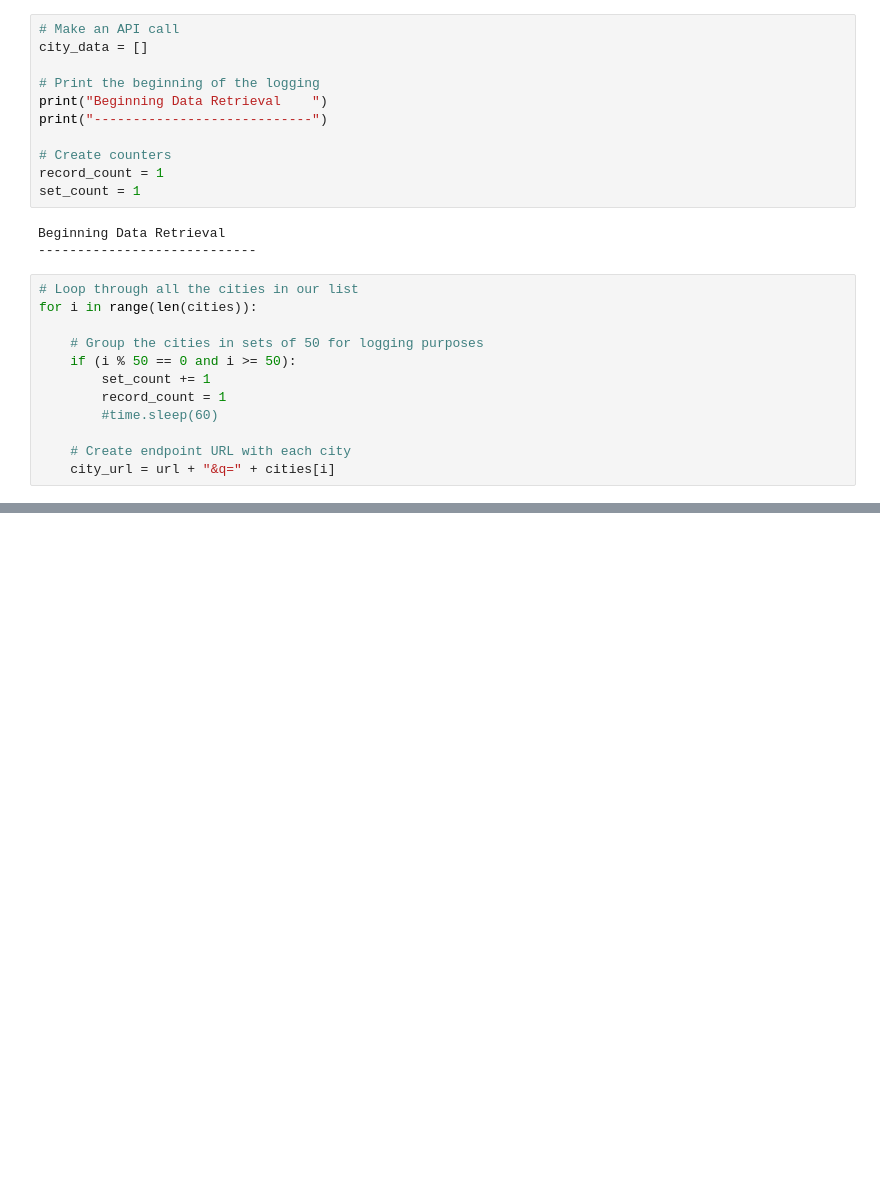
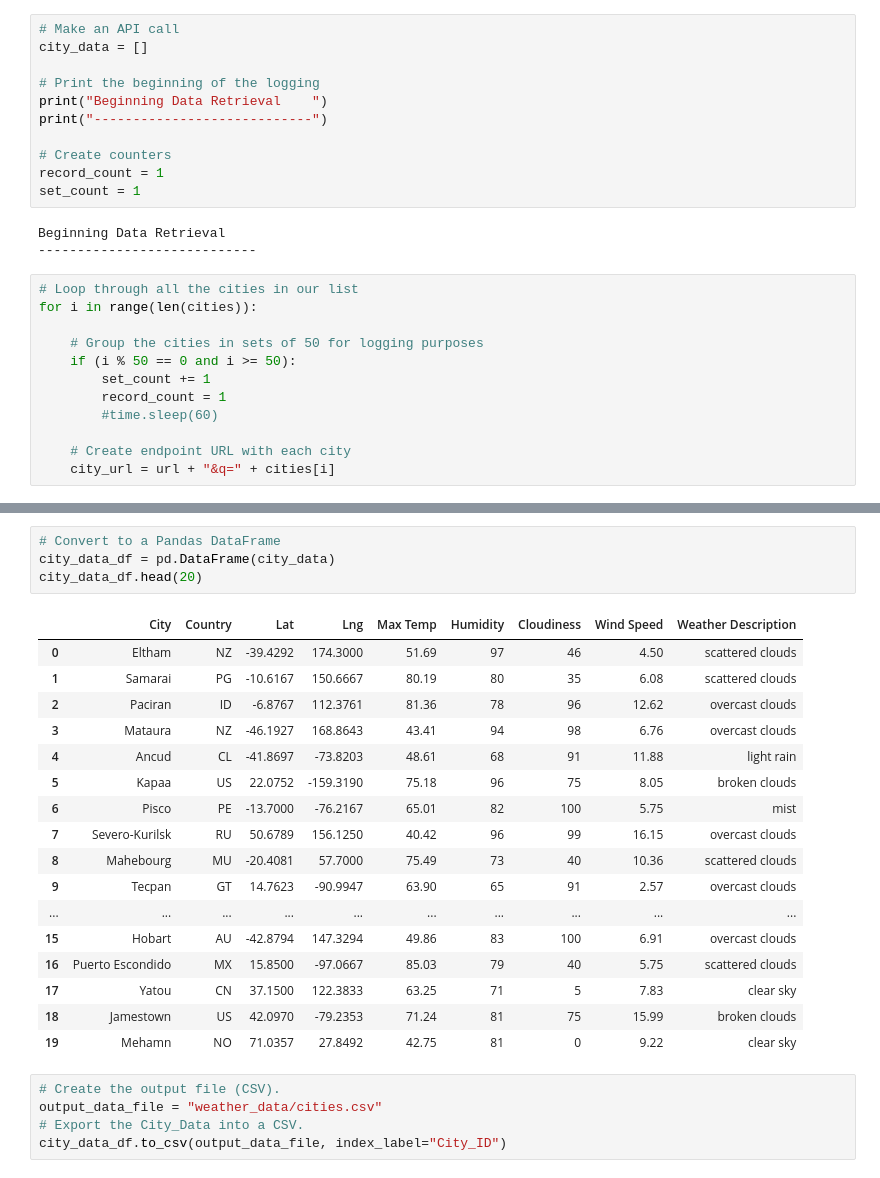
Before and after one commit to wjnicholson87/World_Weather_Analysis, a Jupyter notebook: Weather_Database/Weather_Database.ipynb, the cells around one changed output, grey strips where cells are left out. Cells and saved outputs as stored; diff of their text form; blank space fills up the shorter version.

```diff
--- a/Weather_Database/Weather_Database.ipynb
+++ b/Weather_Database/Weather_Database.ipynb
@@ -191,0 +169,27 @@ FileNotFoundError: [Errno 2] No such file or directory: 'weather_data/cities.csv
+# %%
+# Convert to a Pandas DataFrame
+city_data_df = pd.DataFrame(city_data)
+city_data_df.head(20)
+# %% [output]
+|  | City | Country | Lat | Lng | Max Temp | Humidity | Cloudiness | Wind Speed | Weather Description |
+| 0 | Eltham | NZ | -39.4292 | 174.3000 | 51.69 | 97 | 46 | 4.50 | scattered clouds |
+| 1 | Samarai | PG | -10.6167 | 150.6667 | 80.19 | 80 | 35 | 6.08 | scattered clouds |
+| 2 | Paciran | ID | -6.8767 | 112.3761 | 81.36 | 78 | 96 | 12.62 | overcast clouds |
+| 3 | Mataura | NZ | -46.1927 | 168.8643 | 43.41 | 94 | 98 | 6.76 | overcast clouds |
+| 4 | Ancud | CL | -41.8697 | -73.8203 | 48.61 | 68 | 91 | 11.88 | light rain |
+| 5 | Kapaa | US | 22.0752 | -159.3190 | 75.18 | 96 | 75 | 8.05 | broken clouds |
+| 6 | Pisco | PE | -13.7000 | -76.2167 | 65.01 | 82 | 100 | 5.75 | mist |
+| 7 | Severo-Kurilsk | RU | 50.6789 | 156.1250 | 40.42 | 96 | 99 | 16.15 | overcast clouds |
+| 8 | Mahebourg | MU | -20.4081 | 57.7000 | 75.49 | 73 | 40 | 10.36 | scattered clouds |
+| 9 | Tecpan | GT | 14.7623 | -90.9947 | 63.90 | 65 | 91 | 2.57 | overcast clouds |
+| ... | ... | ... | ... | ... | ... | ... | ... | ... | ... |
+| 15 | Hobart | AU | -42.8794 | 147.3294 | 49.86 | 83 | 100 | 6.91 | overcast clouds |
+| 16 | Puerto Escondido | MX | 15.8500 | -97.0667 | 85.03 | 79 | 40 | 5.75 | scattered clouds |
+| 17 | Yatou | CN | 37.1500 | 122.3833 | 63.25 | 71 | 5 | 7.83 | clear sky |
+| 18 | Jamestown | US | 42.0970 | -79.2353 | 71.24 | 81 | 75 | 15.99 | broken clouds |
+| 19 | Mehamn | NO | 71.0357 | 27.8492 | 42.75 | 81 | 0 | 9.22 | clear sky |
+# %%
+# Create the output file (CSV).
+output_data_file = "weather_data/cities.csv"
+# Export the City_Data into a CSV.
+city_data_df.to_csv(output_data_file, index_label="City_ID")
```
Also changed, not shown: parts of 8 cells of this notebook, 2 other files.
